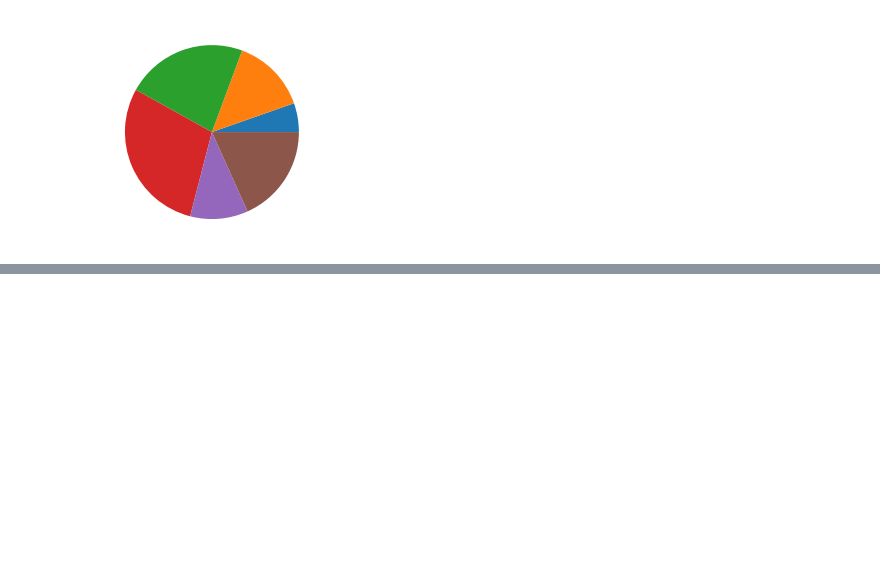
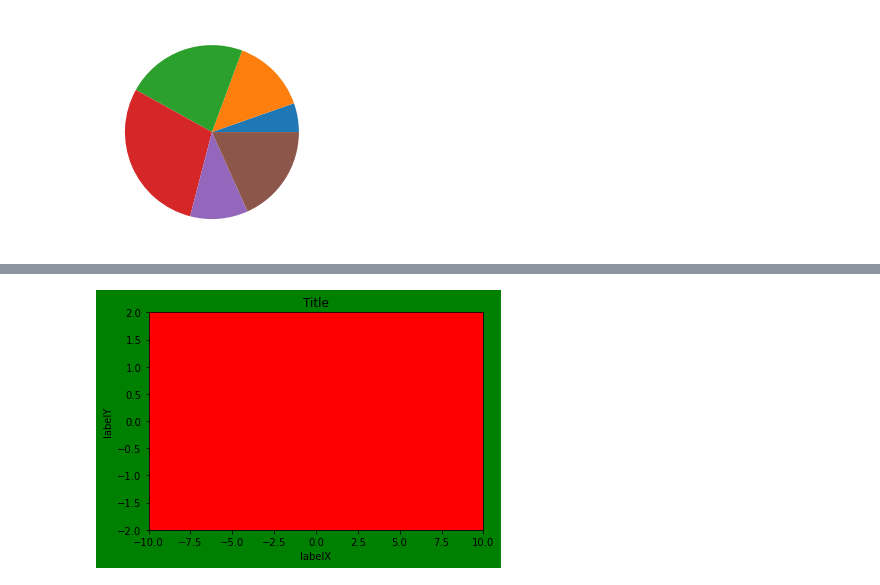
Before and after one commit to helioproduct/DLS, a Jupyter notebook: 03_Matplotlib/matplotlib.ipynb, the cells around one changed output, grey strips where cells are left out. Drawn from its saved outputs; the diff is of its cells as text; code cells hidden in the pictures; blank space fills up the shorter version.

```diff
--- a/03_Matplotlib/matplotlib.ipynb
+++ b/03_Matplotlib/matplotlib.ipynb
@@ -56,0 +120,15 @@ plt.show()
+# %%
+fig = plt.figure()
+ax = fig.add_subplot(111)
+
+fig.set(facecolor='green')
+ax.set(facecolor='red',
+       xlim = [-10, 10],
+       ylim = [-2, 2],
+       title = 'Title',
+       xlabel = 'labelX',
+       ylabel = 'labelY')
+
+plt.show()
+# %% [output]
+[figure, added]
```
Also changed, not shown: parts of 10 cells of this notebook.
